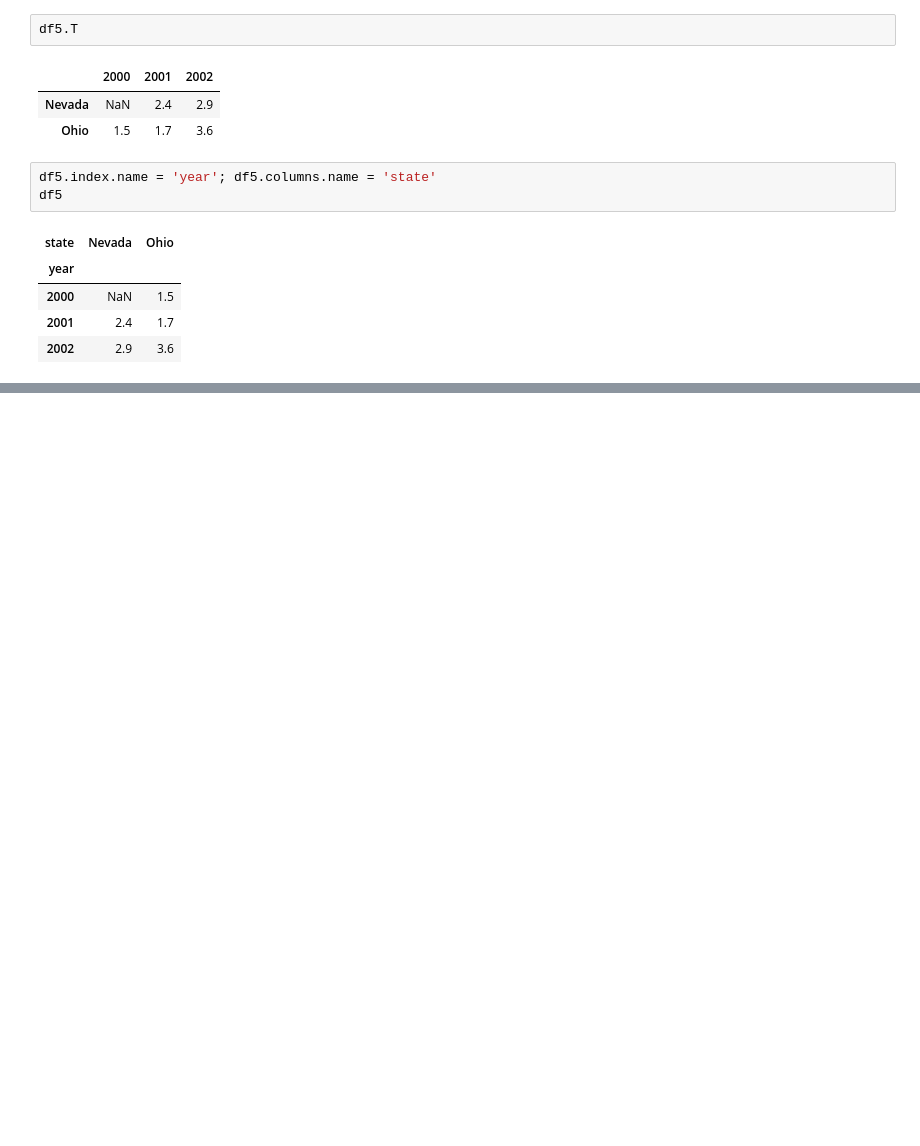
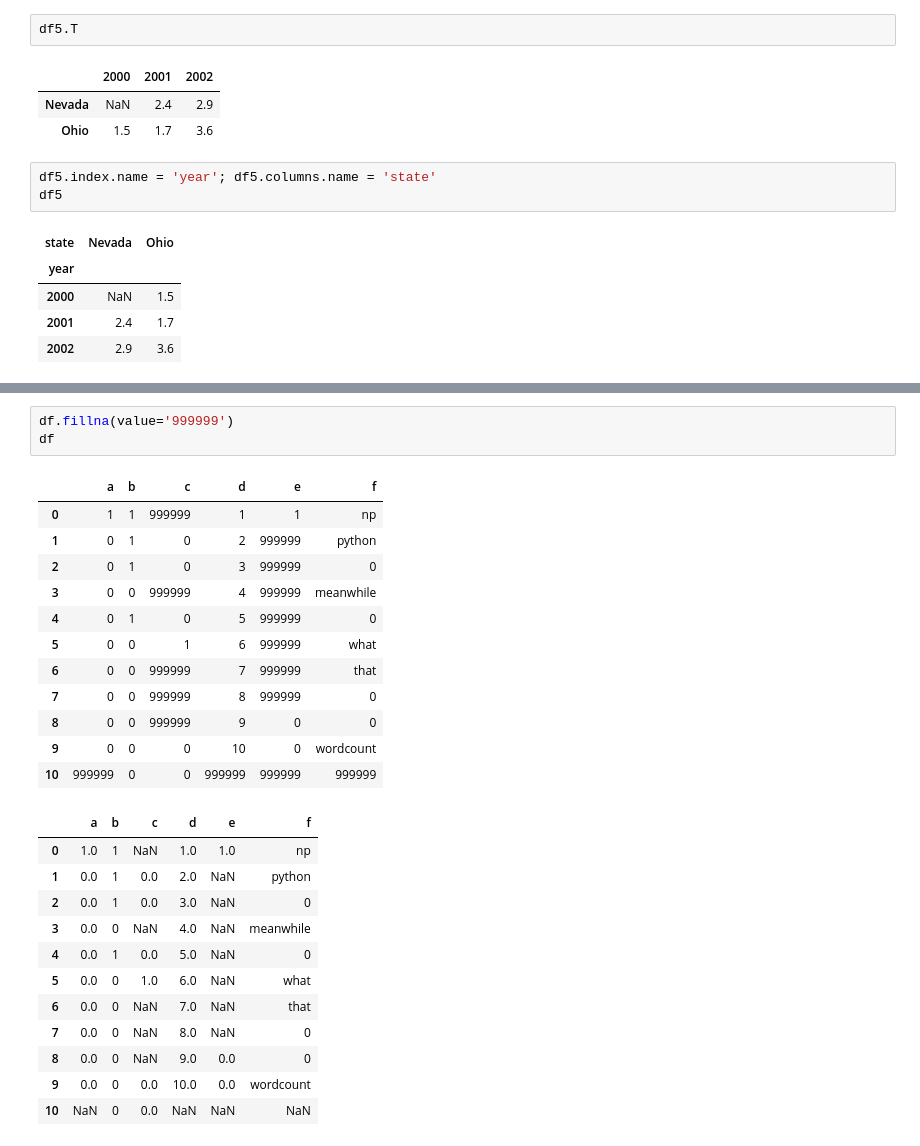
Before and after one commit to shanjiang1994/The_complete_guide_in_Python_for_DA-DS, a Jupyter notebook: 7.Pandas.ipynb, the cells around one changed output, grey strips where cells are left out. Cells and saved outputs as stored; diff of their text form; blank space fills up the shorter version.

```diff
--- a/7.Pandas.ipynb
+++ b/7.Pandas.ipynb
@@ -1039,0 +1352,28 @@ df5
+# %%
+df.fillna(value='999999')
+df
+# %% [output]
+|  | a | b | c | d | e | f |
+| 0 | 1 | 1 | 999999 | 1 | 1 | np |
+| 1 | 0 | 1 | 0 | 2 | 999999 | python |
+| 2 | 0 | 1 | 0 | 3 | 999999 | 0 |
+| 3 | 0 | 0 | 999999 | 4 | 999999 | meanwhile |
+| 4 | 0 | 1 | 0 | 5 | 999999 | 0 |
+| 5 | 0 | 0 | 1 | 6 | 999999 | what |
+| 6 | 0 | 0 | 999999 | 7 | 999999 | that |
+| 7 | 0 | 0 | 999999 | 8 | 999999 | 0 |
+| 8 | 0 | 0 | 999999 | 9 | 0 | 0 |
+| 9 | 0 | 0 | 0 | 10 | 0 | wordcount |
+| 10 | 999999 | 0 | 0 | 999999 | 999999 | 999999 |
+|  | a | b | c | d | e | f |
+| 0 | 1.0 | 1 | NaN | 1.0 | 1.0 | np |
+| 1 | 0.0 | 1 | 0.0 | 2.0 | NaN | python |
+| 2 | 0.0 | 1 | 0.0 | 3.0 | NaN | 0 |
+| 3 | 0.0 | 0 | NaN | 4.0 | NaN | meanwhile |
+| 4 | 0.0 | 1 | 0.0 | 5.0 | NaN | 0 |
+| 5 | 0.0 | 0 | 1.0 | 6.0 | NaN | what |
+| 6 | 0.0 | 0 | NaN | 7.0 | NaN | that |
+| 7 | 0.0 | 0 | NaN | 8.0 | NaN | 0 |
+| 8 | 0.0 | 0 | NaN | 9.0 | 0.0 | 0 |
+| 9 | 0.0 | 0 | 0.0 | 10.0 | 0.0 | wordcount |
+| 10 | NaN | 0 | 0.0 | NaN | NaN | NaN |
```
Also changed, not shown: parts of 29 cells of this notebook.
